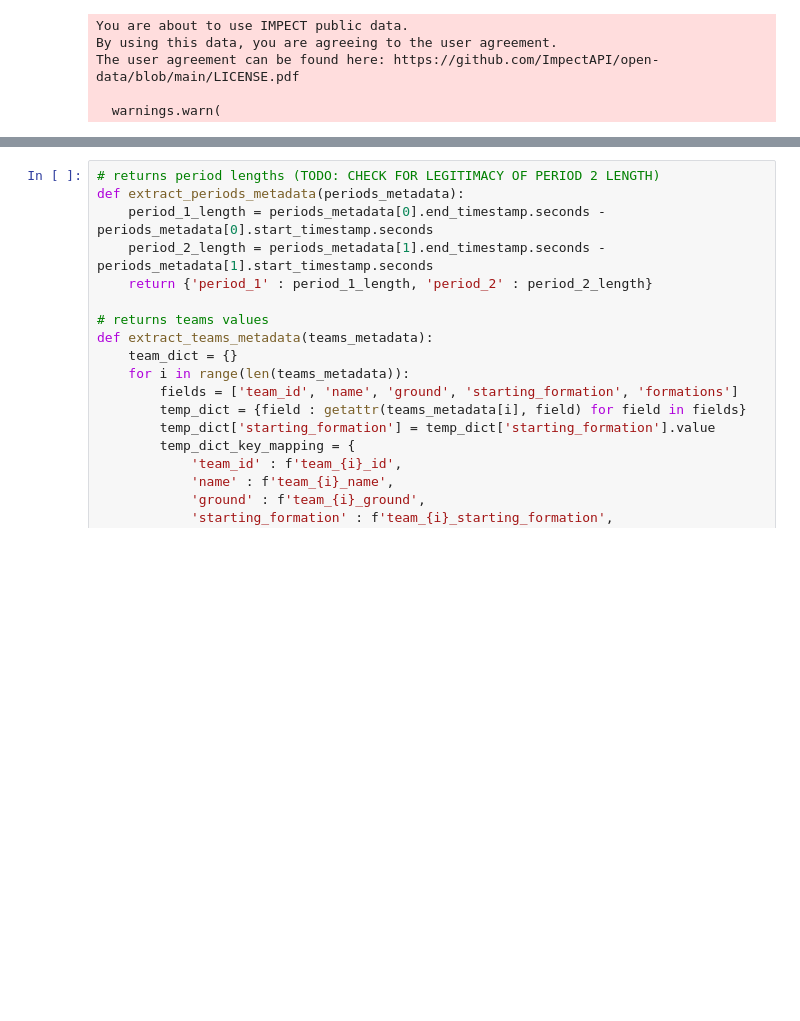
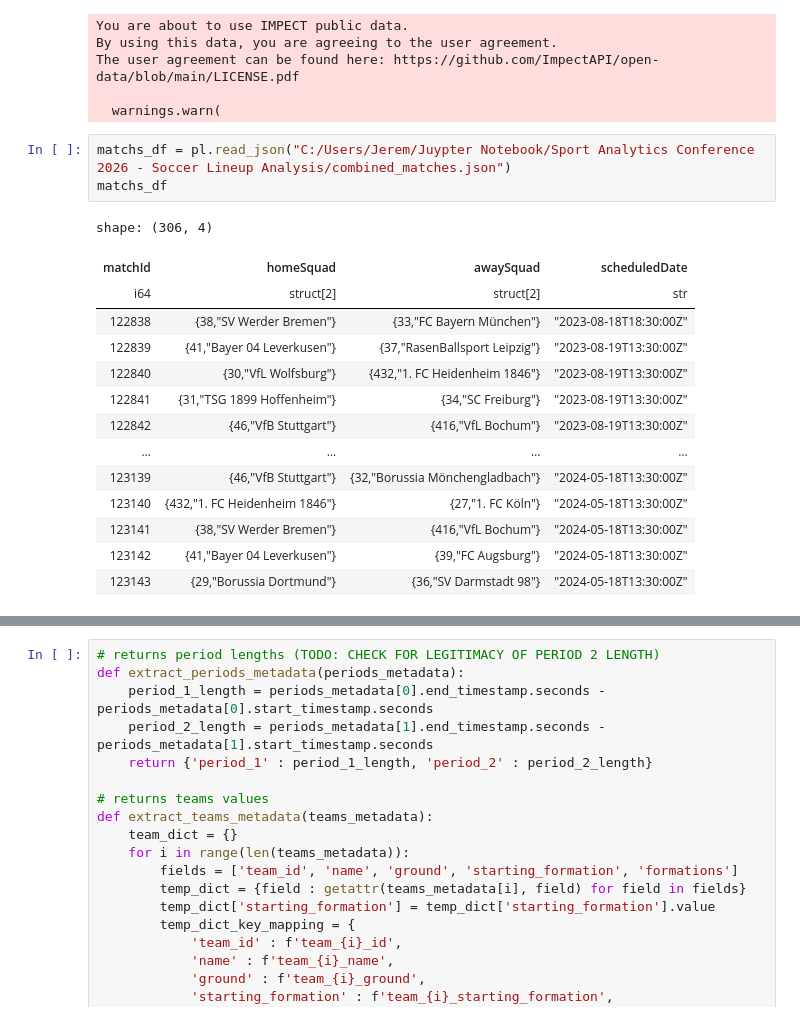
Before and after one commit to CodeMateo15/BiggsMarino_Hackathon2026, a Jupyter notebook: Soccer_Lineup.ipynb, the cells around one changed output, grey strips where cells are left out. Cells and saved outputs as stored; diff of their text form; blank space fills up the shorter version.

```diff
--- a/Soccer_Lineup.ipynb
+++ b/Soccer_Lineup.ipynb
@@ -256,3 +256,21 @@ By using this data, you are agreeing to the user agreement.
 The user agreement can be found here: https://github.com/ImpectAPI/open-data/blob/main/LICENSE.pdf
 
   warnings.warn(
+# %%
+matchs_df = pl.read_json("C:/Users/Jerem/Juypter Notebook/Sport Analytics Conference 2026 - Soccer Lineup Analysis/combined_matches.json")
+matchs_df
+# %% [output]
+shape: (306, 4)
+| matchId | homeSquad | awaySquad | scheduledDate |
+| i64 | struct[2] | struct[2] | str |
+| 122838 | {38,"SV Werder Bremen"} | {33,"FC Bayern München"} | "2023-08-18T18:30:00Z" |
+| 122839 | {41,"Bayer 04 Leverkusen"} | {37,"RasenBallsport Leipzig"} | "2023-08-19T13:30:00Z" |
+| 122840 | {30,"VfL Wolfsburg"} | {432,"1. FC Heidenheim 1846"} | "2023-08-19T13:30:00Z" |
+| 122841 | {31,"TSG 1899 Hoffenheim"} | {34,"SC Freiburg"} | "2023-08-19T13:30:00Z" |
+| 122842 | {46,"VfB Stuttgart"} | {416,"VfL Bochum"} | "2023-08-19T13:30:00Z" |
+| … | … | … | … |
+| 123139 | {46,"VfB Stuttgart"} | {32,"Borussia Mönchengladbach"} | "2024-05-18T13:30:00Z" |
+| 123140 | {432,"1. FC Heidenheim 1846"} | {27,"1. FC Köln"} | "2024-05-18T13:30:00Z" |
+| 123141 | {38,"SV Werder Bremen"} | {416,"VfL Bochum"} | "2024-05-18T13:30:00Z" |
+| 123142 | {41,"Bayer 04 Leverkusen"} | {39,"FC Augsburg"} | "2024-05-18T13:30:00Z" |
+| 123143 | {29,"Borussia Dortmund"} | {36,"SV Darmstadt 98"} | "2024-05-18T13:30:00Z" |
```
Also changed, not shown: parts of 6 cells of this notebook, 1 other file.
